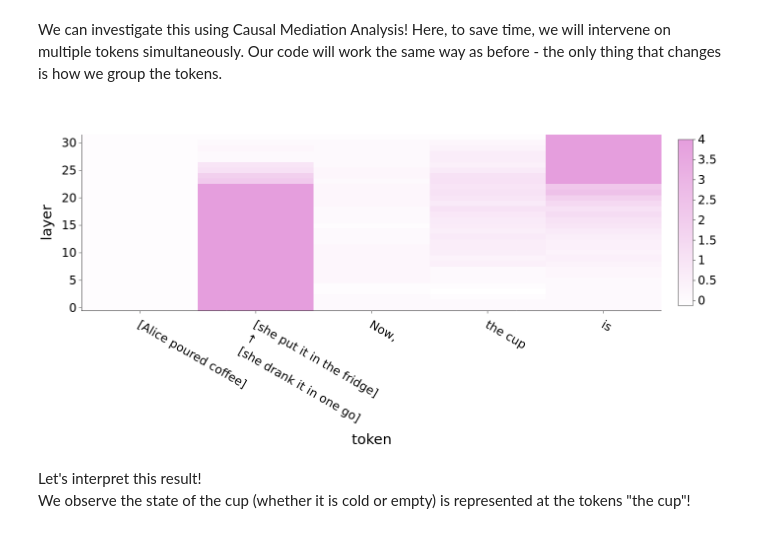
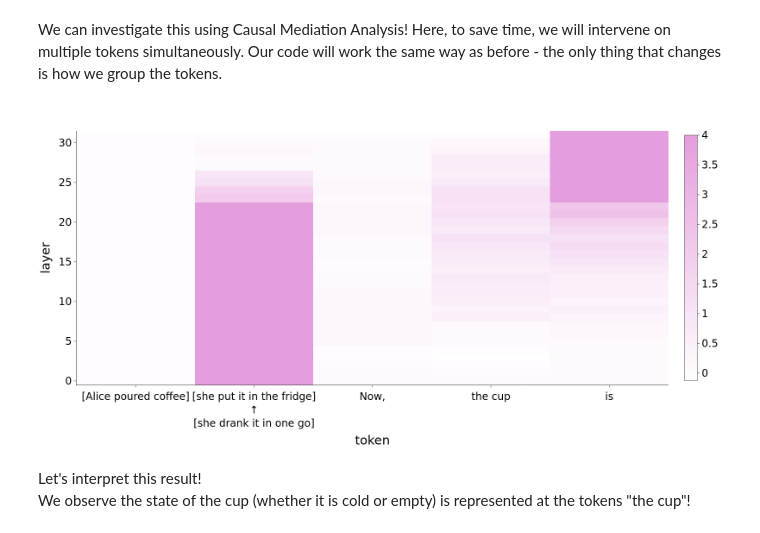
Before and after one commit to cs221m/cs221m-course, a Jupyter notebook: 06_causal_mediation_analysis.ipynb, the cells around one changed output. Saved outputs shown, nothing was run; the diff lists cells and outputs as text; code cells hidden in the pictures.

```diff
--- a/06_causal_mediation_analysis.ipynb
+++ b/06_causal_mediation_analysis.ipynb
@@ -669,36 +673,36 @@ x = [
     "[Alice poured coffee]",
     "[she put it in the fridge]<br>↑<br>[she drank it in one go]",
     "Now,",
     "the cup",
     "is"
 ]
 
 # visualize our results!
 fig = px.imshow(
     causal_effects,
     zmax=4,
     x=x,
     y=list(range(model.config.num_hidden_layers)),
     template='simple_white',
     color_continuous_scale=[[0, '#FFFFFF'], [1, "#E59EDD"]]
 )
 
 fig.update_layout(
     xaxis_title='token',
     yaxis_title='layer',
     yaxis=dict(autorange='min'),
     font=dict(
         family="Arial, sans-serif",
         size=24,  # Global font size
         color="black"
     ),
-    height=700,
-    width=1400
+    height=800,
+    width=1600
 )
 
 fig.show()
 # %% [output]
-[figure, old version]
+[figure, new version]
 # %% [markdown]
 Let's interpret this result!<br>
 We observe the state of the cup (whether it is cold or empty) is represented at the tokens "the cup"!
```
Also changed, not shown: parts of 2 cells of this notebook.
